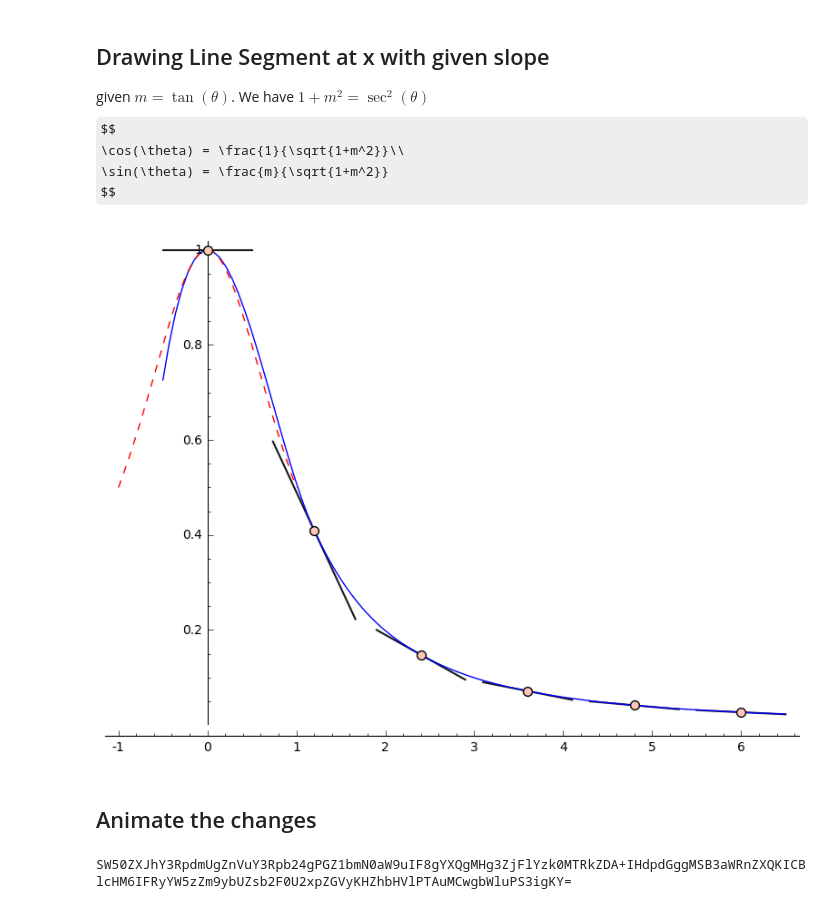
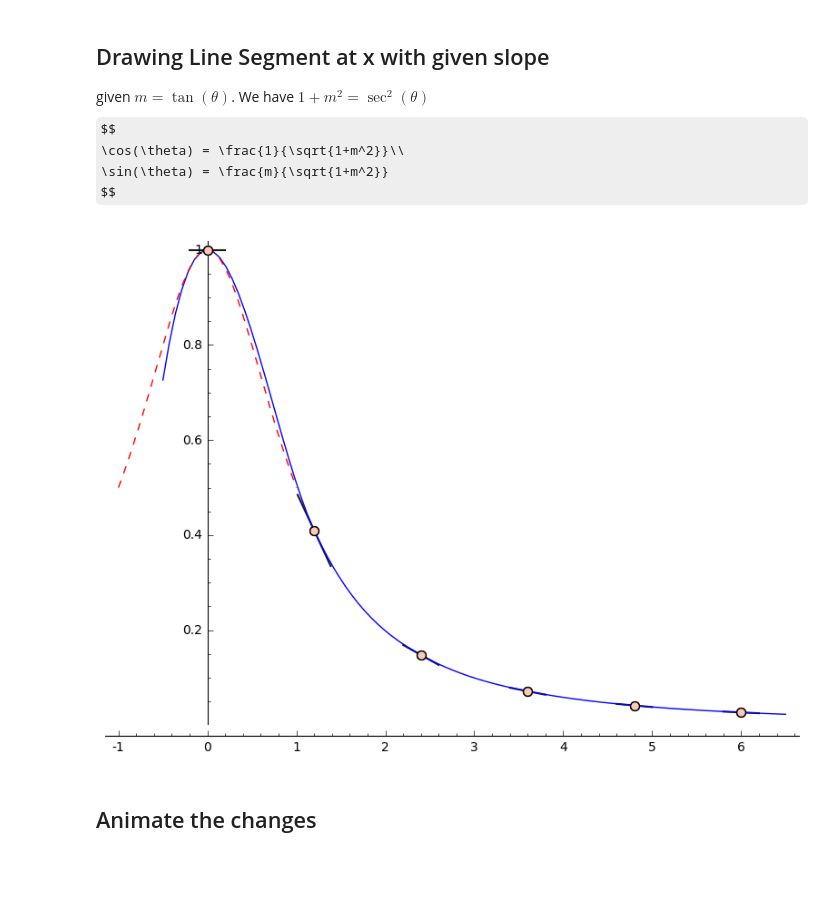
Before and after one commit to kiranajij/NumericalNotebooks, a Jupyter notebook: Hermite Cubic Splines.ipynb, the cells around one changed output. Saved outputs shown, nothing was run; the diff lists cells and outputs as text; code cells hidden in the pictures; some formulas as TeX source; blank space fills up the shorter version.

```diff
--- a/Hermite Cubic Splines.ipynb
+++ b/Hermite Cubic Splines.ipynb
@@ -207,7 +207,7 @@ $$
 $$
 # %%
 def draw_slope_line(xx, yy, m):
-    c = 1/sqrt(1+m^2) / 2
+    c = 1/sqrt(1+m^2) / 5
     s = m*c
 
     return line2d([[xx+c, yy+s], [xx-c, yy-s]], thickness=1.5, rgbcolor=(.1, .1, .1))
@@ -232,35 +232,36 @@ def plot_lines_point_based(f, XX, p = None, **kwargs):
 
     if p is None:
         p = plot([])
 
     YY = [f(xx) for xx in XX]
     p+= line2d(zip(XX, YY), **kwargs)
     return p
 
 
 def HermiteMultiPlotSage(Xs, Fx, Fprime, Func=None):
 
+#     p = points(zip(Xs, Fx), rgbcolor=(1, .1, .1), size=30)
     p = scatter_plot(zip(Xs, Fx))
-    p = draw_slope_lines(Xs, Fx, Fprime, p)
+    p += draw_slope_lines(Xs, Fx, Fprime, p)
 
     X0, X1 = Xs[0]-.5, Xs[-1]+.5
     plX = np.linspace(X0, X1, 100)
     spline = HermiteSplineMultipoint(Xs, Fx, Fprime)
     p = plot_lines_point_based(spline, plX, p)
     if Func:
         p += plot(Func, linestyle='--', color='red')
     return p
 
 Xs = np.linspace(0, 6, 6)
 def F(x):
     return 1/(1+x^2)
 def Fp(x):
     return -2*x/(1+x*x)**2
 
 p = HermiteMultiPlotSage(Xs, F(Xs), Fp(Xs), F)
 show(p)
 # %% [output]
-[figure, old version]
+[figure, new version]
 # %% [markdown]
 ## Animate the changes
 # %%
@@ -280,8 +281,6 @@ def helper(eps):
     return p
 
 # akdfadf=1
-# %% [output]
-SW50ZXJhY3RpdmUgZnVuY3Rpb24gPGZ1bmN0aW9uIF8gYXQgMHg3ZjFlYzk0MTRkZDA+IHdpdGggMSB3aWRnZXQKICBlcHM6IFRyYW5zZm9ybUZsb2F0U2xpZGVyKHZhbHVlPTAuMCwgbWluPS3igKY=
 # %%
 @interact
 def _(eps=slider(vmin=-1, vmax=1, step_size=.01)):
```
Also changed, not shown: parts of 12 cells of this notebook, 5 other files.
